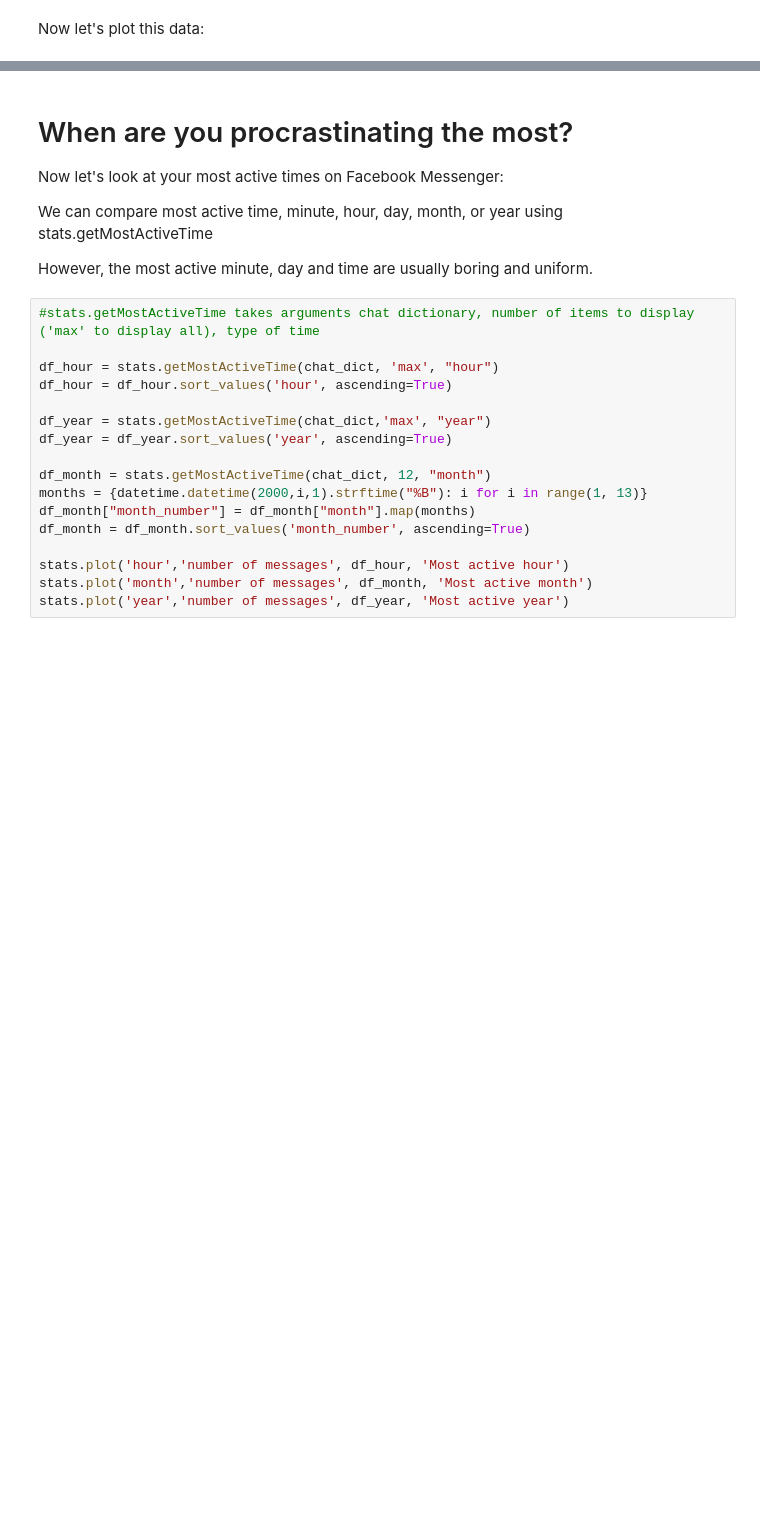
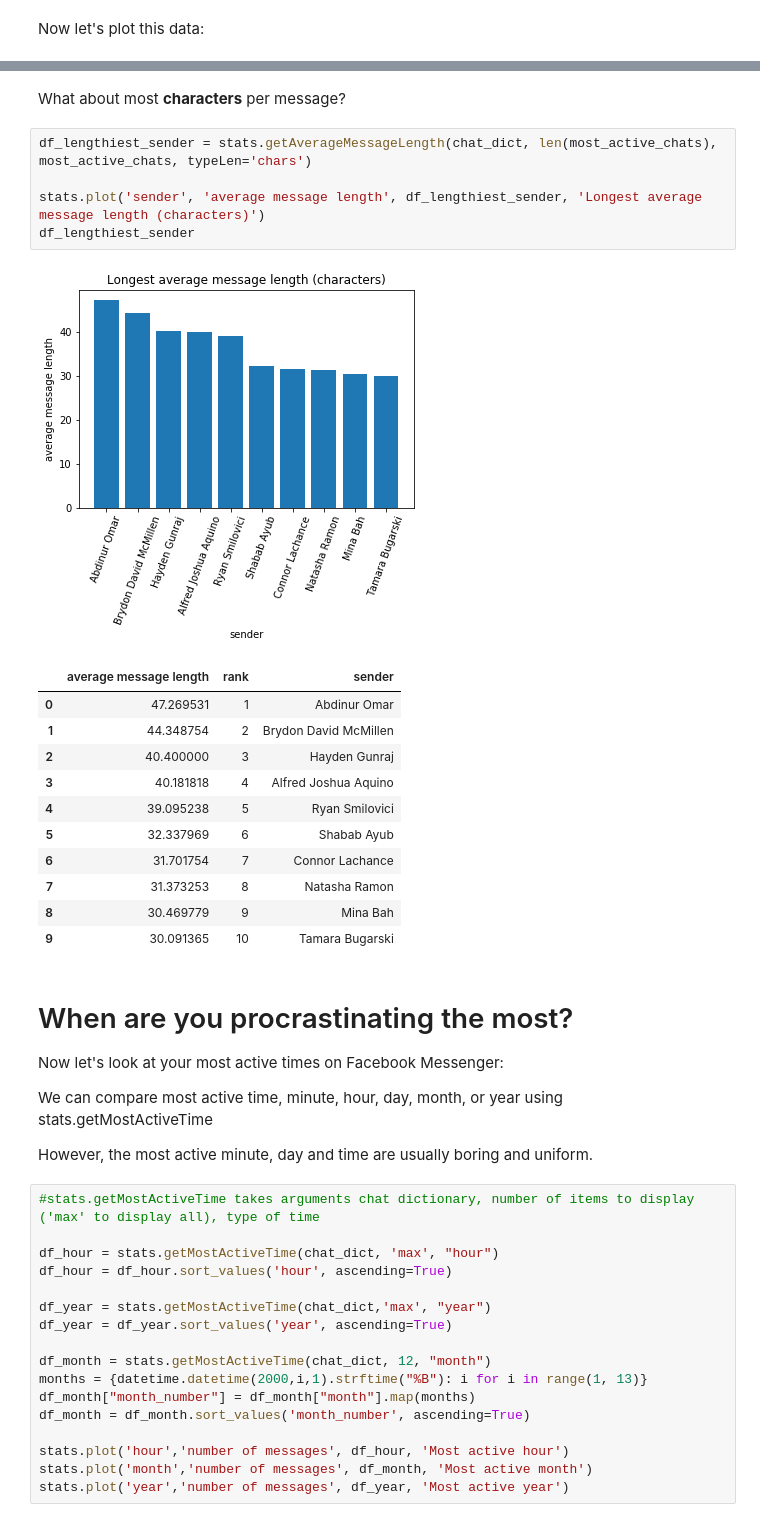
Before and after one commit to simonwongwong/Facebook-Messenger-Statistics, a Jupyter notebook: facebook-messenger-stats.ipynb, the cells around one changed output, grey strips where cells are left out. Drawn from its saved outputs; the diff is of its cells as text; blank space fills up the shorter version.

```diff
--- a/facebook-messenger-stats.ipynb
+++ b/facebook-messenger-stats.ipynb
@@ -35,3 +73,23 @@ stats.plot(x,y, data, plot_title)
+# %% [markdown]
+What about most **characters** per message?
+# %%
+df_lengthiest_sender = stats.getAverageMessageLength(chat_dict, len(most_active_chats), most_active_chats, typeLen='chars')
+
+stats.plot('sender', 'average message length', df_lengthiest_sender, 'Longest average message length (characters)')
+df_lengthiest_sender
+# %% [output]
+[figure, added]
+|  | average message length | rank | sender |
+| 0 | 47.269531 | 1 | Abdinur Omar |
+| 1 | 44.348754 | 2 | Brydon David McMillen |
+| 2 | 40.400000 | 3 | Hayden Gunraj |
+| 3 | 40.181818 | 4 | Alfred Joshua Aquino |
+| 4 | 39.095238 | 5 | Ryan Smilovici |
+| 5 | 32.337969 | 6 | Shabab Ayub |
+| 6 | 31.701754 | 7 | Connor Lachance |
+| 7 | 31.373253 | 8 | Natasha Ramon |
+| 8 | 30.469779 | 9 | Mina Bah |
+| 9 | 30.091365 | 10 | Tamara Bugarski |
 # %% [markdown]
 # When are you procrastinating the most?
 
```
Also changed, not shown: parts of 9 cells of this notebook.
